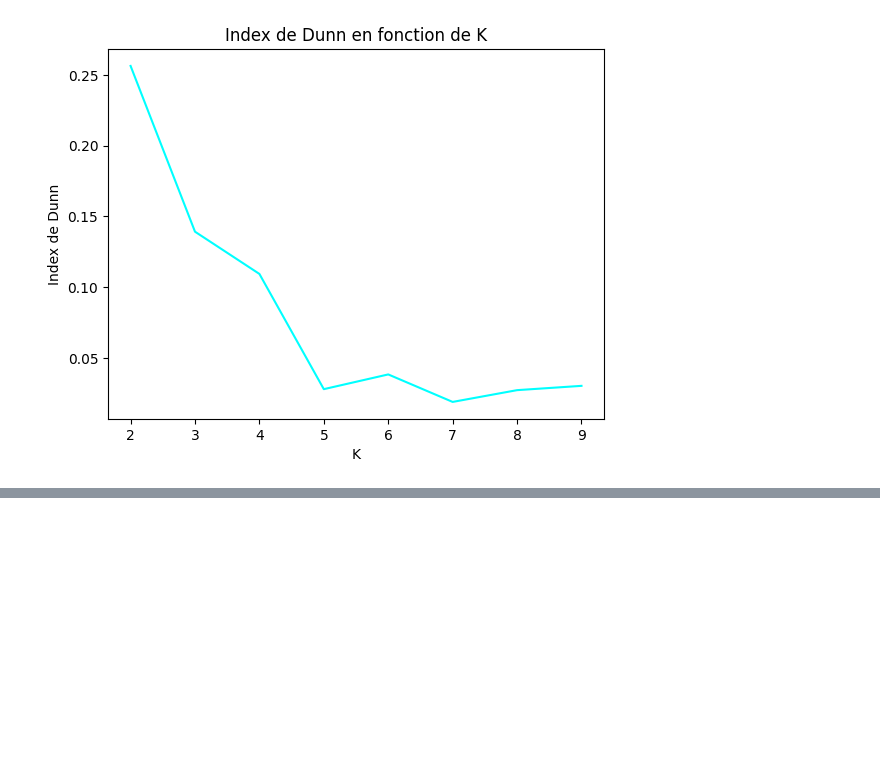
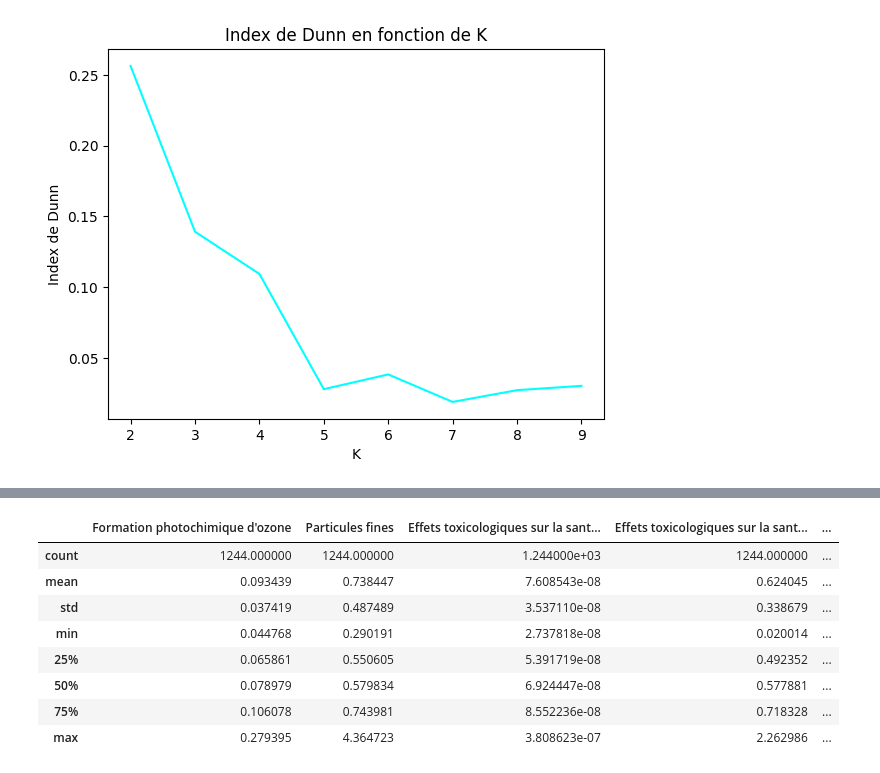
Before and after one commit to Lolikyu/Projet-DataScience, a Jupyter notebook: projet/projet-2-XU_YAZID.ipynb, the cells around one changed output, grey strips where cells are left out. Saved outputs shown, nothing was run; the diff lists cells and outputs as text; code cells hidden in the pictures; blank space fills up the shorter version.

```diff
--- a/projet/projet-2-XU_YAZID.ipynb
+++ b/projet/projet-2-XU_YAZID.ipynb
@@ -582,0 +641,12 @@ for i in range(5):
+# %%
+clusters[0].describe()
+# %% [output]
+|  | Formation photochimique d'ozone | Particules fines | Effets toxicologiques sur la sant... | Effets toxicologiques sur la sant... | ... |
+| count | 1244.000000 | 1244.000000 | 1.244000e+03 | 1244.000000 | ... |
+| mean | 0.093439 | 0.738447 | 7.608543e-08 | 0.624045 | ... |
+| std | 0.037419 | 0.487489 | 3.537110e-08 | 0.338679 | ... |
+| min | 0.044768 | 0.290191 | 2.737818e-08 | 0.020014 | ... |
+| 25% | 0.065861 | 0.550605 | 5.391719e-08 | 0.492352 | ... |
+| 50% | 0.078979 | 0.579834 | 6.924447e-08 | 0.577881 | ... |
+| 75% | 0.106078 | 0.743981 | 8.552236e-08 | 0.718328 | ... |
+| max | 0.279395 | 4.364723 | 3.808623e-07 | 2.262986 | ... |
```
Also changed, not shown: parts of 28 cells of this notebook, 4 other files.
